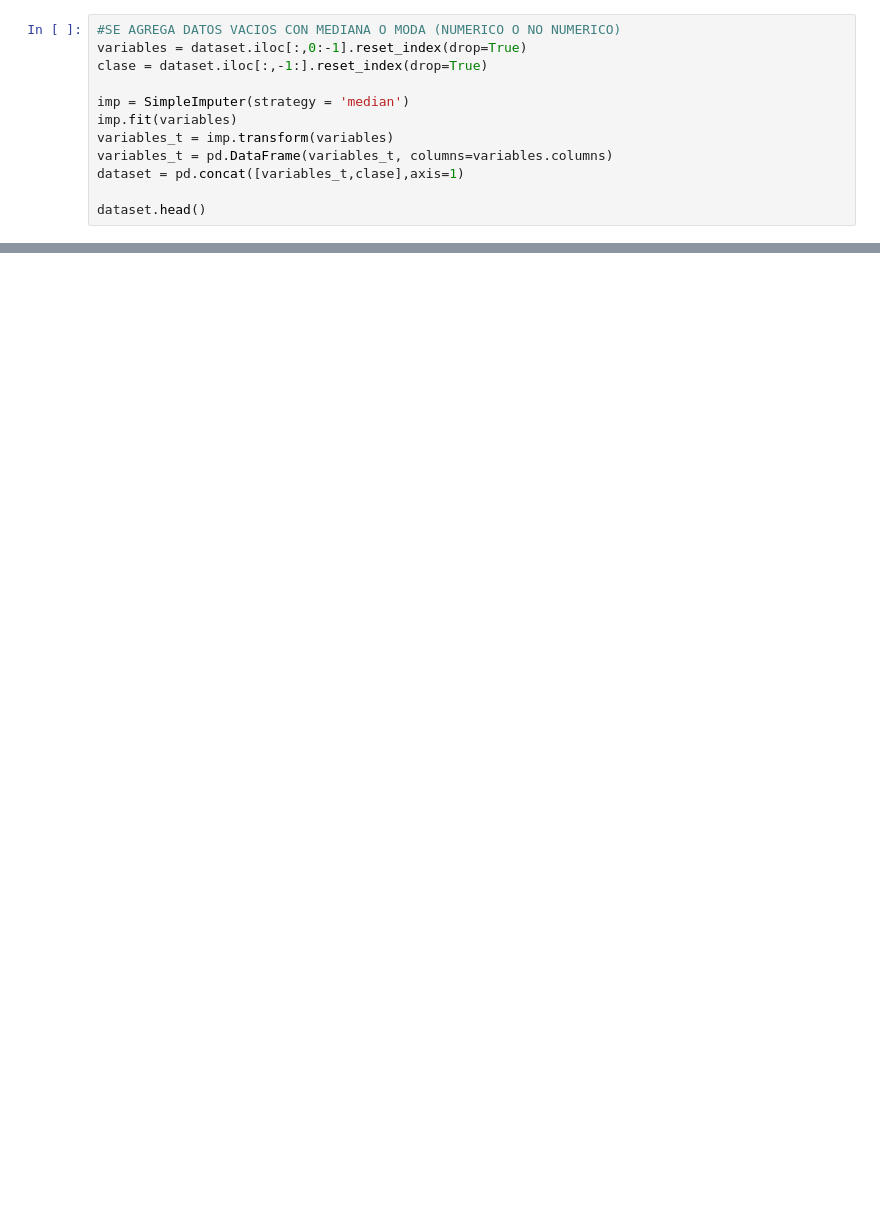
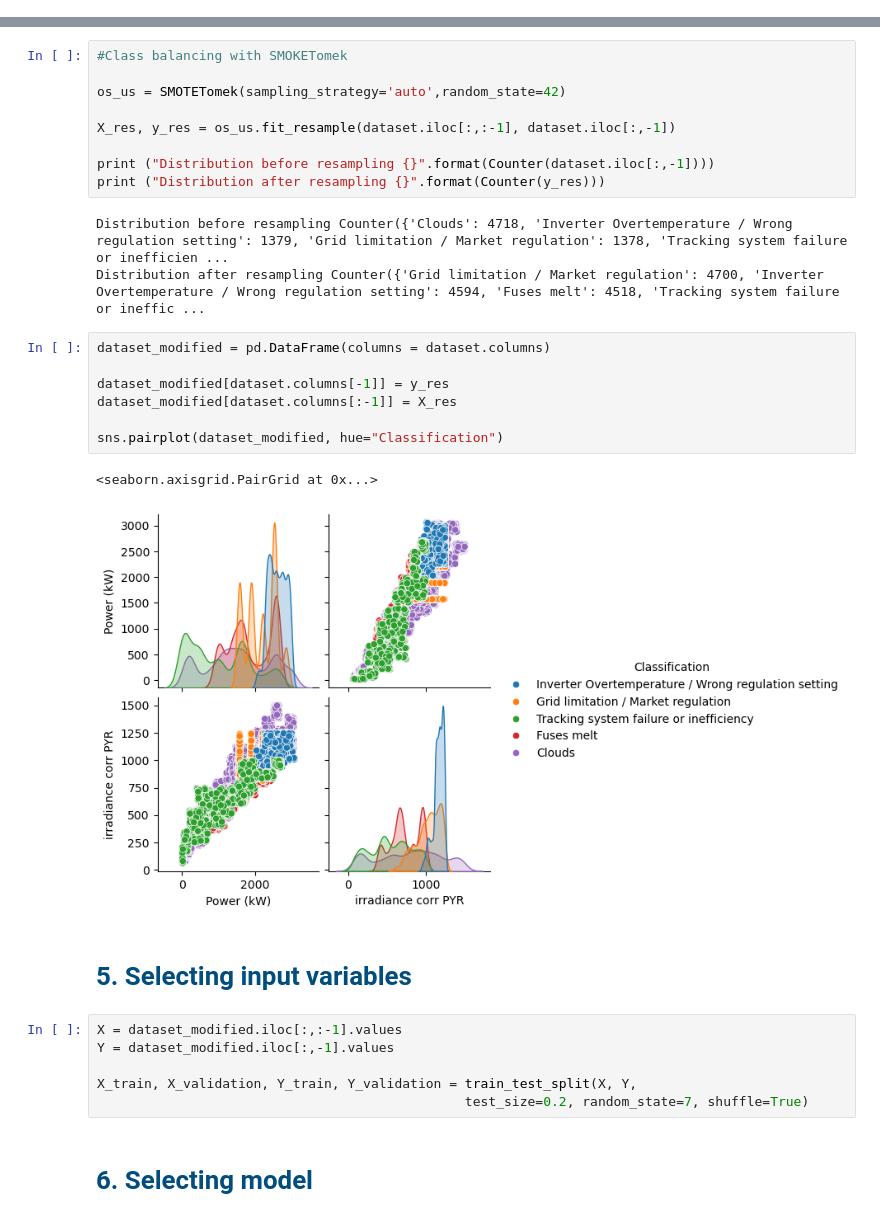
Before and after one commit to jtesotelo/Machine-Learning-Projects, a Jupyter notebook: classification_solar_inverter_failure/notebooks/Training_classificator_inverter_failure.ipynb, the cells around one changed output, grey strips where cells are left out. Cells and saved outputs as stored; diff of their text form; blank space fills up the shorter version.

```diff
--- a/classification_solar_inverter_failure/notebooks/Training_classificator_inverter_failure.ipynb
+++ b/classification_solar_inverter_failure/notebooks/Training_classificator_inverter_failure.ipynb
@@ -276,12 +150,0 @@ dataset.shape
-# %%
-#SE AGREGA DATOS VACIOS CON MEDIANA O MODA (NUMERICO O NO NUMERICO)
-variables = dataset.iloc[:,0:-1].reset_index(drop=True)
-clase = dataset.iloc[:,-1:].reset_index(drop=True)
-
-imp = SimpleImputer(strategy = 'median')
-imp.fit(variables)
-variables_t = imp.transform(variables)
-variables_t = pd.DataFrame(variables_t, columns=variables.columns)
-dataset = pd.concat([variables_t,clase],axis=1)
-
-dataset.head()
@@ -717,0 +179,34 @@ X_train
+# %%
+#Class balancing with SMOKETomek
+
+os_us = SMOTETomek(sampling_strategy='auto',random_state=42)
+
+X_res, y_res = os_us.fit_resample(dataset.iloc[:,:-1], dataset.iloc[:,-1])
+
+print ("Distribution before resampling {}".format(Counter(dataset.iloc[:,-1])))
+print ("Distribution after resampling {}".format(Counter(y_res)))
+# %% [output]
+Distribution before resampling Counter({'Clouds': 4718, 'Inverter Overtemperature / Wrong regulation setting': 1379, 'Grid limitation / Market regulation': 1378, 'Tracking system failure or inefficien ...
+Distribution after resampling Counter({'Grid limitation / Market regulation': 4700, 'Inverter Overtemperature / Wrong regulation setting': 4594, 'Fuses melt': 4518, 'Tracking system failure or ineffic ...
+# %%
+dataset_modified = pd.DataFrame(columns = dataset.columns)
+
+dataset_modified[dataset.columns[-1]] = y_res
+dataset_modified[dataset.columns[:-1]] = X_res
+
+sns.pairplot(dataset_modified, hue="Classification")
+# %% [output]
+<seaborn.axisgrid.PairGrid at 0x...>
+[figure, added]
+# %% [markdown]
+<a id="section5"></a>
+# <font color="#004D7F"> 5. Selecting input variables</font>
+# %%
+X = dataset_modified.iloc[:,:-1].values
+Y = dataset_modified.iloc[:,-1].values
+
+X_train, X_validation, Y_train, Y_validation = train_test_split(X, Y,
+                                               test_size=0.2, random_state=7, shuffle=True)
+# %% [markdown]
+<a id="section6"></a>
+# <font color="#004D7F"> 6. Selecting model</font>
```
Also changed, not shown: parts of 103 cells of this notebook, 6 other files.
